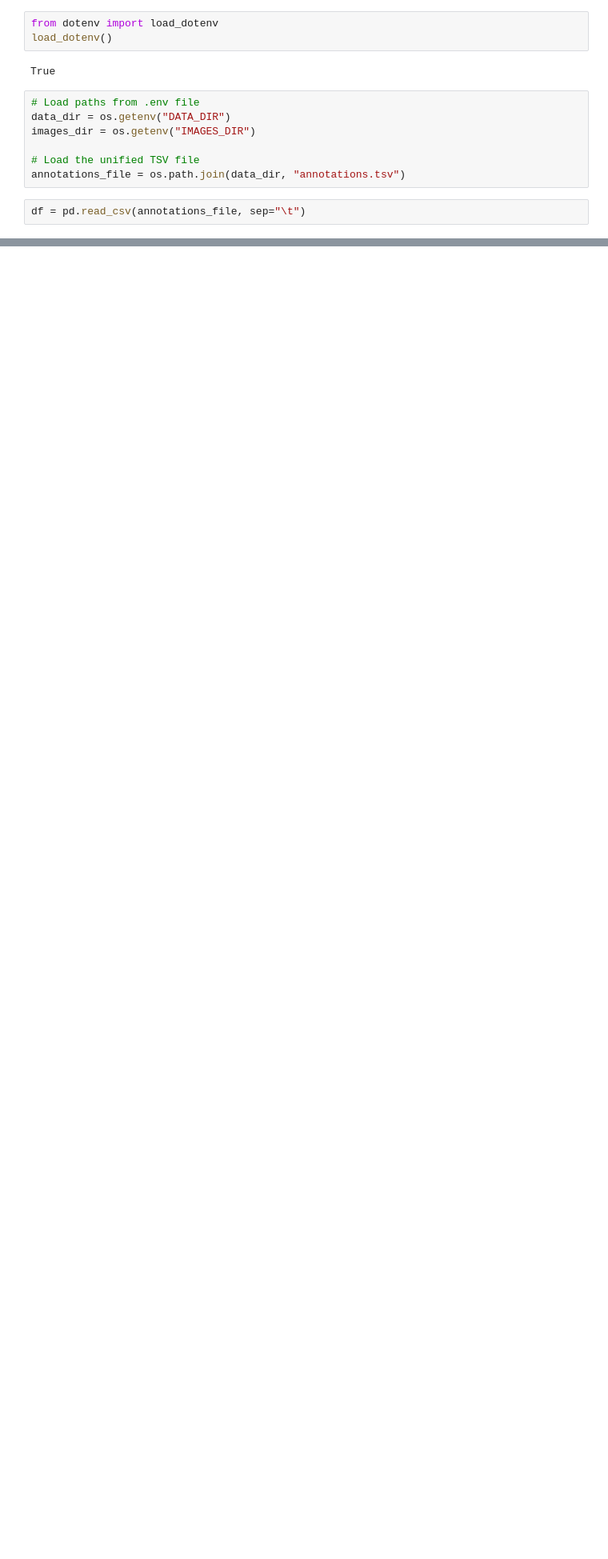
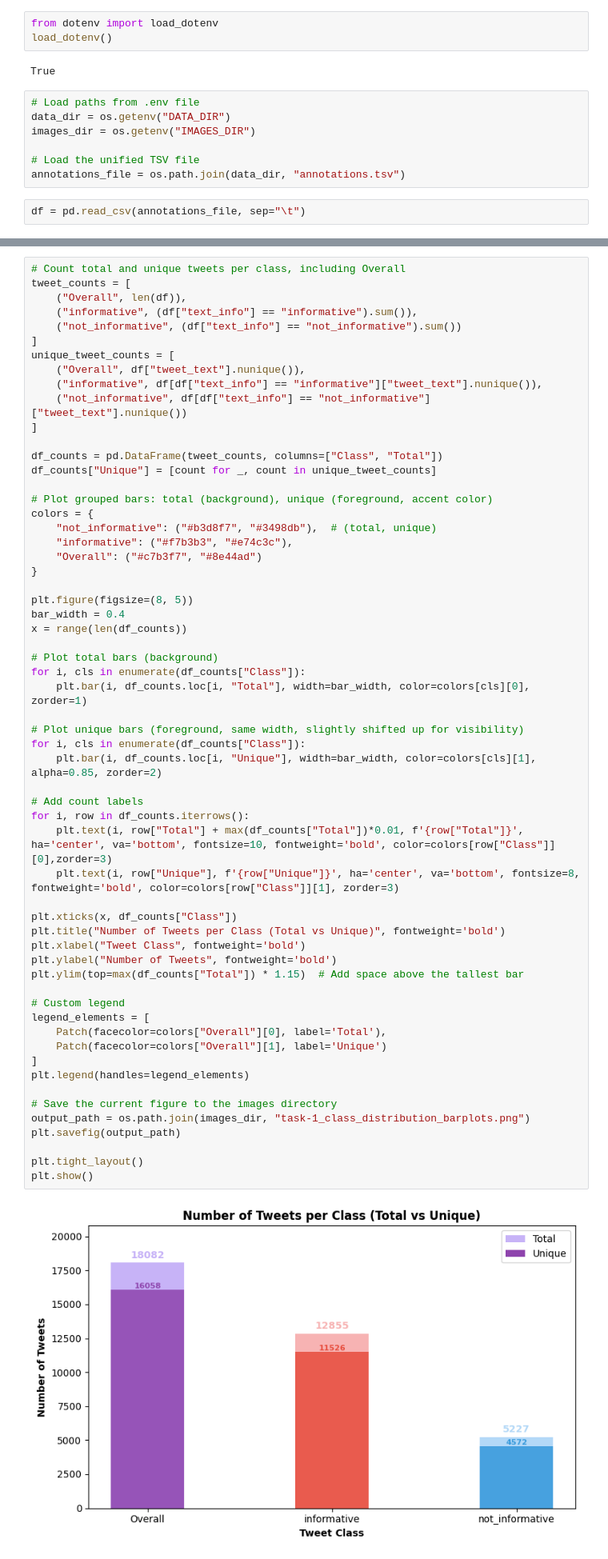
Before and after one commit to andreaceto/multimodal-crisis-classification, a Jupyter notebook: eda/text_analysis.ipynb, the cells around one changed output, grey strips where cells are left out. Shown at 80% size. Drawn from its saved outputs; the diff is of its cells as text; blank space fills up the shorter version.

Commit message:
Completed text analysis

```diff
--- a/eda/text_analysis.ipynb
+++ b/eda/text_analysis.ipynb
@@ -24,0 +62,61 @@ df = pd.read_csv(annotations_file, sep="\t")
+# %%
+# Count total and unique tweets per class, including Overall
+tweet_counts = [
+    ("Overall", len(df)),
+    ("informative", (df["text_info"] == "informative").sum()),
+    ("not_informative", (df["text_info"] == "not_informative").sum())
+]
+unique_tweet_counts = [
+    ("Overall", df["tweet_text"].nunique()),
+    ("informative", df[df["text_info"] == "informative"]["tweet_text"].nunique()),
+    ("not_informative", df[df["text_info"] == "not_informative"]["tweet_text"].nunique())
+]
+
+df_counts = pd.DataFrame(tweet_counts, columns=["Class", "Total"])
+df_counts["Unique"] = [count for _, count in unique_tweet_counts]
+
+# Plot grouped bars: total (background), unique (foreground, accent color)
+colors = {
+    "not_informative": ("#b3d8f7", "#3498db"),  # (total, unique)
+    "informative": ("#f7b3b3", "#e74c3c"),
+    "Overall": ("#c7b3f7", "#8e44ad")
+}
+
+plt.figure(figsize=(8, 5))
+bar_width = 0.4
+x = range(len(df_counts))
+
+# Plot total bars (background)
+for i, cls in enumerate(df_counts["Class"]):
+    plt.bar(i, df_counts.loc[i, "Total"], width=bar_width, color=colors[cls][0], zorder=1)
+
+# Plot unique bars (foreground, same width, slightly shifted up for visibility)
+for i, cls in enumerate(df_counts["Class"]):
+    plt.bar(i, df_counts.loc[i, "Unique"], width=bar_width, color=colors[cls][1], alpha=0.85, zorder=2)
+
+# Add count labels
+for i, row in df_counts.iterrows():
+    plt.text(i, row["Total"] + max(df_counts["Total"])*0.01, f'{row["Total"]}', ha='center', va='bottom', fontsize=10, fontweight='bold', color=colors[row["Class"]][0],zorder=3)
+    plt.text(i, row["Unique"], f'{row["Unique"]}', ha='center', va='bottom', fontsize=8, fontweight='bold', color=colors[row["Class"]][1], zorder=3)
+
+plt.xticks(x, df_counts["Class"])
+plt.title("Number of Tweets per Class (Total vs Unique)", fontweight='bold')
+plt.xlabel("Tweet Class", fontweight='bold')
+plt.ylabel("Number of Tweets", fontweight='bold')
+plt.ylim(top=max(df_counts["Total"]) * 1.15)  # Add space above the tallest bar
+
+# Custom legend
+legend_elements = [
+    Patch(facecolor=colors["Overall"][0], label='Total'),
+    Patch(facecolor=colors["Overall"][1], label='Unique')
+]
+plt.legend(handles=legend_elements)
+
+# Save the current figure to the images directory
+output_path = os.path.join(images_dir, "task-1_class_distribution_barplots.png")
+plt.savefig(output_path)
+
+plt.tight_layout()
+plt.show()
+# %% [output]
+[figure, added]
```
Also changed, not shown: parts of 59 cells of this notebook, 20 other files.
